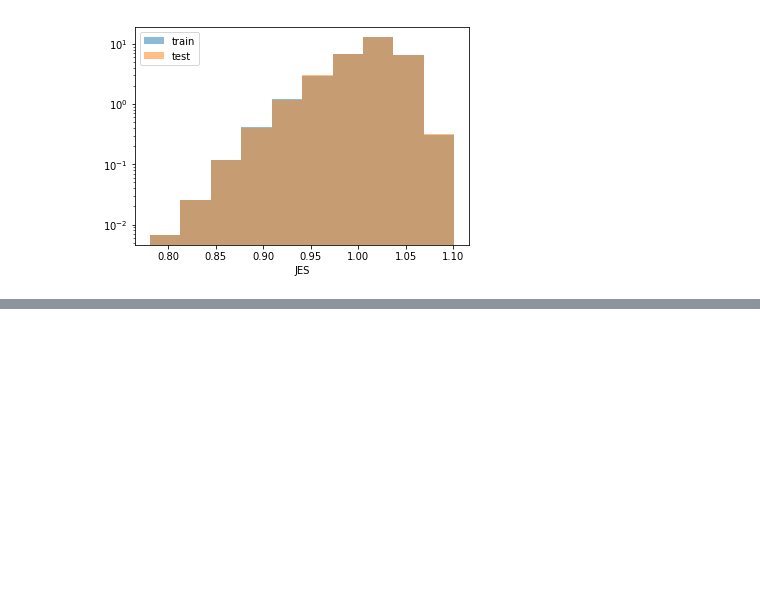
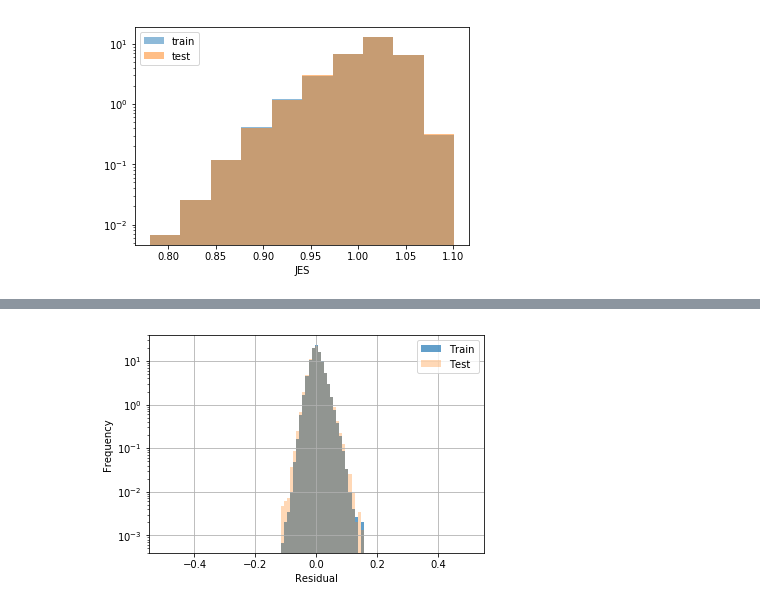
Before and after one commit to awhitbeck/scientific-python-hats, a Jupyter notebook: cms-open-data-ml/MLJEC_NewSetup_JR_v0.ipynb, the cells around one changed output, grey strips where cells are left out. Drawn from its saved outputs; the diff is of its cells as text; code cells hidden in the pictures; blank space fills up the shorter version.

```diff
--- a/cms-open-data-ml/MLJEC_NewSetup_JR_v0.ipynb
+++ b/cms-open-data-ml/MLJEC_NewSetup_JR_v0.ipynb
@@ -239,0 +327,13 @@ plt.show()
+# %%
+bins = np.linspace(-0.5, 0.5, 100)
+plt.figure()
+plt.grid()
+plt.hist(residual_train, bins, label='Train', alpha=0.7, normed=True)
+plt.hist(residual_test, bins, label='Test', alpha=0.3, normed=True)
+plt.xlabel('Residual')
+plt.ylabel('Frequency')
+plt.yscale('log')
+plt.legend()
+plt.show()
+# %% [output]
+[figure, added]
```
Also changed, not shown: parts of 16 cells of this notebook.
